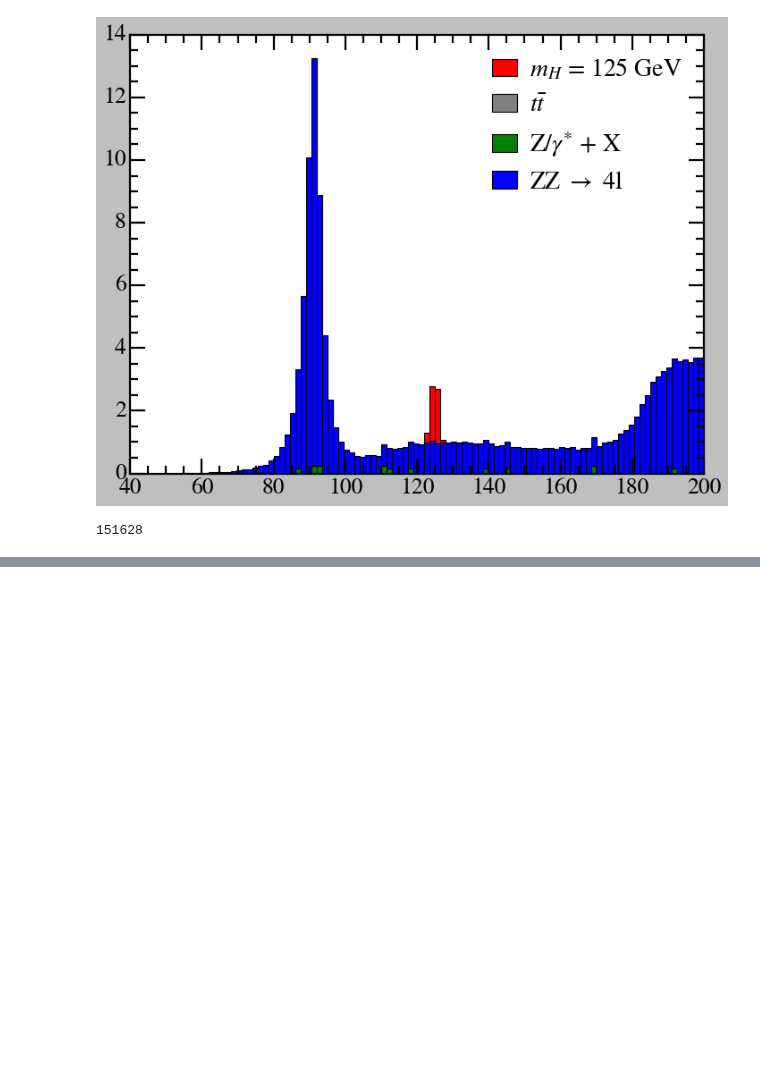
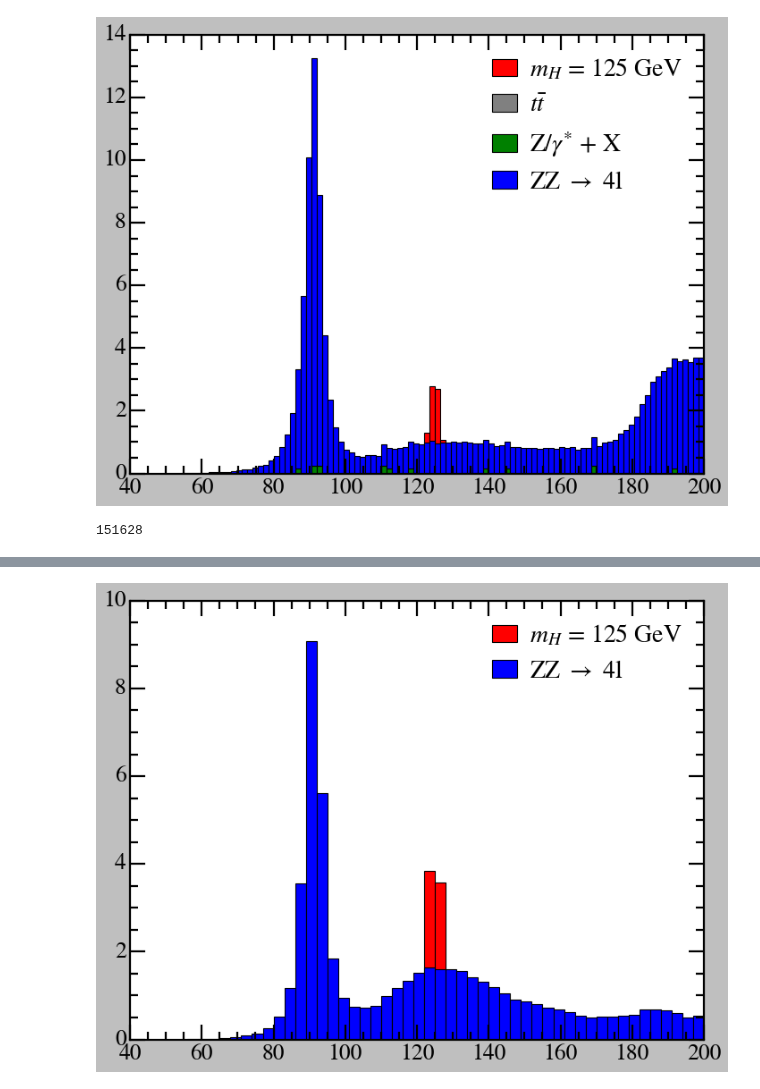
Before and after one commit to vinh-qtran/mit-jlab-sp25, a Jupyter notebook: higgs/preliminary/analysis.ipynb, the cells around one changed output, grey strips where cells are left out. Cells and saved outputs as stored; diff of their text form; code cells hidden in the pictures; blank space fills up the shorter version.

Commit message:
Adjust higgs MLP

```diff
--- a/higgs/preliminary/analysis.ipynb
+++ b/higgs/preliminary/analysis.ipynb
@@ -246,7 +251,7 @@ N_data
 151628
 # %%
 model = mlp.MLP(
-    input_dim=16,
+    input_dim=8,
     hidden_dims=[256, 64, 16, 4],
     output_dim=1,
     dropout=0.0,
@@ -324,0 +331,28 @@ best_model = model.load_state_dict(torch.load('training_result/MLP/model/best.pt
+# %%
+nn_higgs_and_zz_data = four_leptons_nn.apply_nn_cut(
+    all_higgs_and_zz_data, fields=fields,
+    model=model, batch_size=2048, num_workers=8,
+    threshold=0.5, device='mps'
+)
+
+nn_higgs_data = nn_higgs_and_zz_data[:2]
+nn_zz_data = nn_higgs_and_zz_data[2:]
+# %%
+bins = np.linspace(50,200,51)
+bin_centers = (bins[1:] + bins[:-1]) / 2
+bin_width = bins[1] - bins[0]
+
+nn_higgs_hist = four_leptons_data.get_histogram(nn_higgs_data, params.scales_higgs, 'm4l', bins)
+nn_zz_hist = four_leptons_data.get_histogram(nn_zz_data, params.scales_zz, 'm4l', bins)
+# %%
+fig, ax = plt.subplots(figsize=(9,7))
+
+stack = ax.bar(bin_centers, nn_higgs_hist, align='center', width=bin_width, label=r'$m_{H}$ = 125 GeV', color='red')
+stack = ax.bar(bin_centers, nn_zz_hist, align='center', width=bin_width, label=r'ZZ $\rightarrow$ 4l', color='blue')
+
+ax.legend(loc='upper right', frameon=False, ncol=1, handletextpad=0.5, handlelength=1.0, columnspacing=0.5)
+
+plt.tight_layout()
+plt.show()
+# %% [output]
+[figure, added]
```
Also changed, not shown: parts of 10 cells of this notebook, 7 other files.
